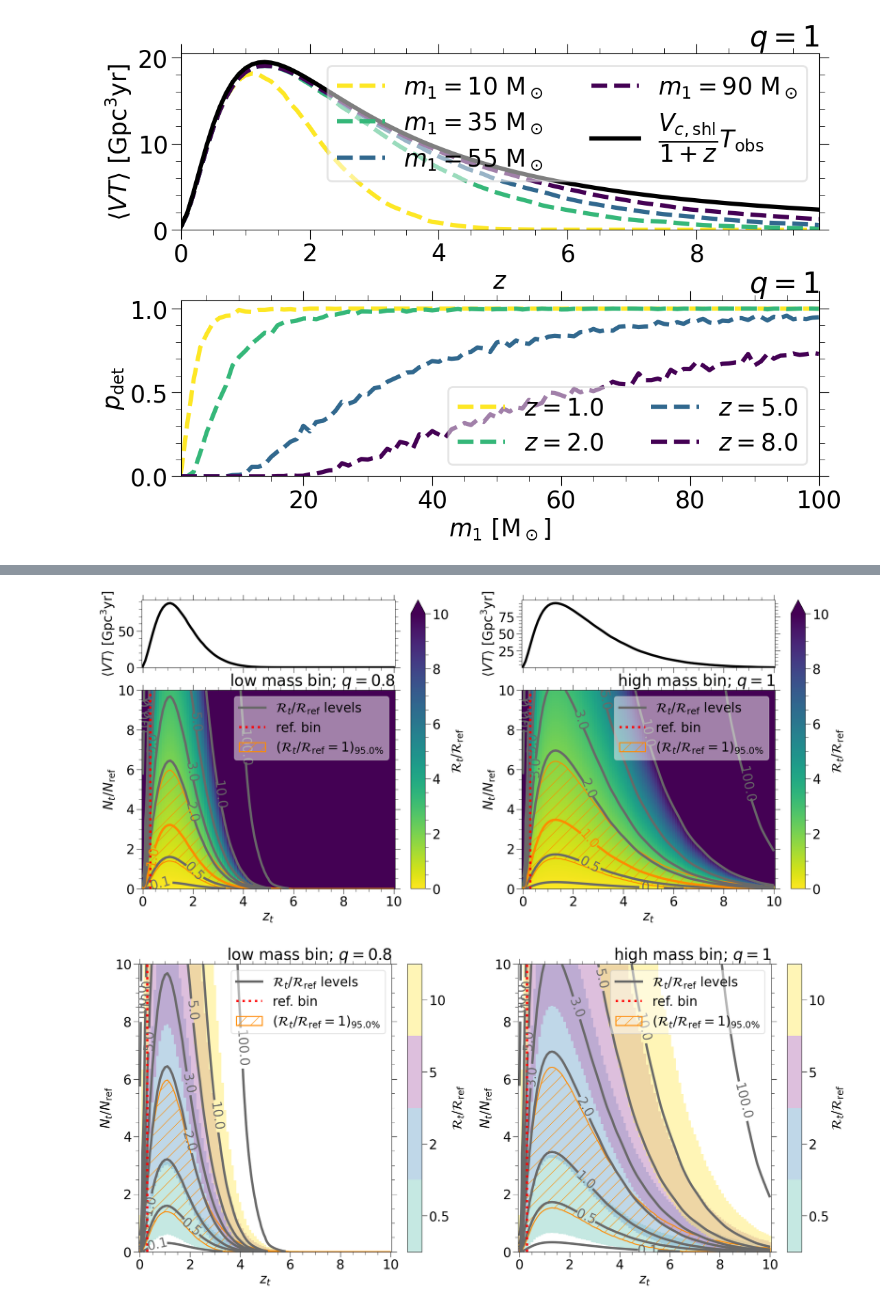
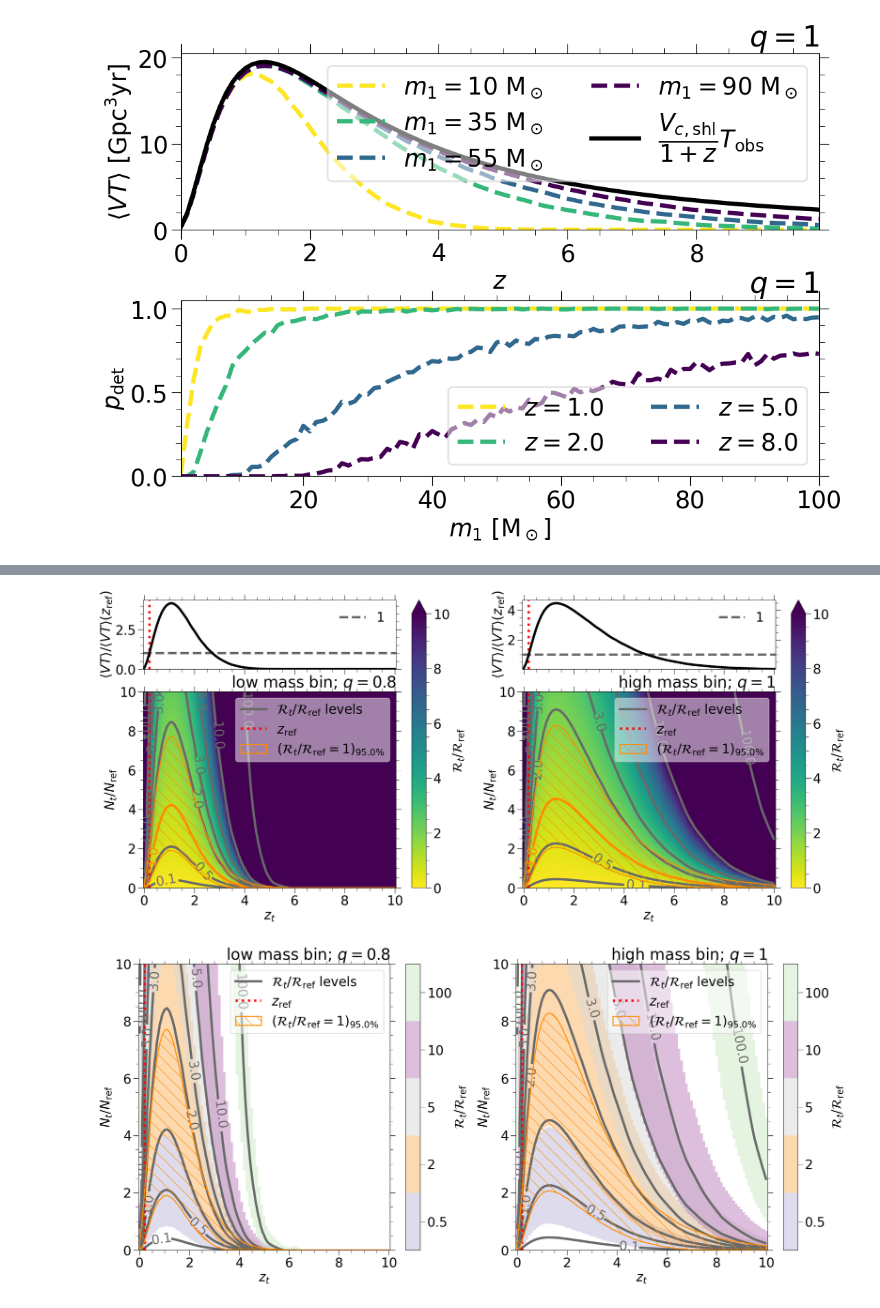
Before and after one commit to F3Solid/master_thesis, a Jupyter notebook: plots.ipynb, the cells around one changed output, grey strips where cells are left out. Saved outputs shown, nothing was run; the diff lists cells and outputs as text; code cells hidden in the pictures.

```diff
--- a/plots.ipynb
+++ b/plots.ipynb
@@ -235,7 +137,7 @@ m_keys = ("low", "high")
 
 mlb = {key: val for key, val in zip(m_keys, (lowm_lb, high_lb))}
 mc = {key: val for key, val in zip(m_keys, (10, 35))}
-mw = {key: val for key, val in zip(m_keys, (5, 5))}
+mw = {key: val for key, val in zip(m_keys, (4, 4))}
 q = {key: val for key, val in zip(m_keys, (0.8, 1))}
 zw = {key: val for key, val in zip(m_keys, (0.1, 0.1))}
 T_obs = {key: val for key, val in zip(m_keys, (Tobs, Tobs))}
@@ -255,7 +157,7 @@ if __name__ == '__main__':
 N1_N2_axis_res = 0.02
 N1_N2_axis = {key: np.arange(val_min, val_max, N1_N2_axis_res) for key, val_min, val_max in zip(m_keys, (0.01, 0.01), (10, 10))}
 
-zref = {key: val for key, val in zip(m_keys, (0.25, 0.25))} # Reference redshift (inferior limit of reference redshift bin)
+zref = {key: val for key, val in zip(m_keys, (0.2, 0.2))} # Reference redshift (inferior limit of reference redshift bin). Choose a value present in zinf_axis
 N2_ref = {key: val for key, val in zip(m_keys, (10, 10))}
 bin2_ref = {key: MZQbin(mc[key] - mw[key] / 2, mc[key] + mw[key] / 2, zref[key], zref[key] + zw[key], q[key]) for key in m_keys}
 
@@ -280,7 +182,7 @@ R1_R2_a_array = {key: np.zeros((len(N1_N2_axis[key]), len(bins_axis[key]))) for
 
 R1_R2_ref = 1
 
-R1_R2_ref_list = [0.5, 1, 2, 3, 5, 10]
+R1_R2_ref_list = [0.01, 0.1, 0.5, 1, 2, 3, 5, 10, 100, 1000]
 # Linked to R1_R2_ref_list on the first dimension. True if the corresponding R1_R2 value is inside the confidence interval
 R1_R2_CI_list_mask = {key: np.zeros((len(R1_R2_ref_list), len(N1_N2_axis[key]), len(bins_axis[key])), dtype=bool) for key in m_keys}
 Det_map_R1_R2_list = {key: [None for R1_R2 in R1_R2_ref_list] for key in m_keys}
@@ -320,16 +222,16 @@ for ax, key in zip(axes, m_keys):
 
     divider = make_axes_locatable(ax)
 
-    ax_top = divider.append_axes('top', 1.8, pad=0.6, sharex=ax)
+    ax_top = divider.append_axes('top', 1.85, pad=0.6, sharex=ax)
     ax_top.tick_params(labelbottom=False)
 
-    # ax.set_title(rf'$\text{{ref}}: [{bin2_ref[key].minf}, {bin2_ref[key].msup}]\ {msun_lb} \times [{bin2_ref[key].zinf}, {bin2_ref[key].zsup}]\ z$;' +
-    #              rf' ${Nref_lb} = {N2_ref[key]}$; $q = {q[key]}$')
     ax.set_title(rf'{mlb[key]}; $q = {q[key]}$', loc='right')
 
     ax.set_xlabel(rf'${zt_lb}$')
     ax.set_ylabel(rf'${Nratio_lb}$')
-    ax_top.set_ylabel(rf'${VT_lb}\ [{Gpc_lb}^3{yr_lb}]$')
+    ax_top.set_ylabel(rf'${VT_lb} / {VT_lb}({zref_lb})$')
+    # ax_top.set_ylabel(rf'$\dfrac{{{VT_lb}}}{{{VT_lb}({zref_lb})}}$')
+    ax_top.set_ylabel(rf'${VT_lb} / {VT_lb}({zref_lb})$')
 
     # R1/R2 color map
     cmap = plt.colormaps['viridis_r']
@@ -349,17 +251,20 @@ for ax, key in zip(axes, m_keys):
     ax.clabel(cf)
 
     # Reference line for the reference bin
-    lines.append(ax.axvline((bin2_ref[key].zinf + bin2_ref[key].zsup) / 2,
-                            color='red', linestyle=':', label='ref. bin'))
+    lines.append(ax.axvline(bin2_ref[key].zinf, color='red', linestyle=':', label=rf'${zref_lb}$'))
+    ax_top.axvline(bin2_ref[key].zinf, color='red', linestyle=':')
+    ax_top.axhline(1, color=lvl_color, linestyle='--', label=1)
 
     # Plot the confidence interval for R2/R2 = 1
-    lines.append(ax.fill_between(zinf_axis[key], inf_lvl_alpha[key][R1_R2_ref_list.index(1)], sup_lvl_alpha[key][R1_R2_ref_list.index(1)],
-                                 color=ref_lvl_color, facecolor='none', hatch='/',label=rf'$({Rratio_lb} = {R1_R2_ref})_{{{cl * 100}\%}}$'))
+    lines.append(ax.fill_between(zinf_axis[key], inf_lvl_alpha[key][R1_R2_ref_list.index(R1_R2_ref)], sup_lvl_alpha[key][R1_R2_ref_list.index(R1_R2_ref)],
+                                 color=ref_lvl_color, facecolor='none', hatch='\\',label=rf'$({Rratio_lb} = {R1_R2_ref})_{{{cl * 100}\%}}$', zorder=100))
 
     ax.legend(handles=lines, loc='upper right')
+    ax_top.legend(loc='upper right', frameon=False)
 
     # Divide by 1e9 to convert to Gpc^3 yr
-    ax_top.plot(zinf_axis[key], [bin.VT / 1e9 for bin in bins_axis[key]], color='black')
+    VT_zref = bins_axis[key][np.where(zinf_axis[key] == bin2_ref[key].zinf)[0][0]].VT
+    ax_top.plot(zinf_axis[key], [bin.VT / VT_zref for bin in bins_axis[key]], color='black')
 
     ylims = ax_top.get_ylim()
     ax_top.autoscale(axis='both', tight=True)
@@ -370,13 +275,11 @@ figure_paths.append(os.path.join(image_path, "Nratio_zt_map"))
 
 plt.show()
 # %% [output]
-[figure, old version]
+[figure, new version]
 # %%
 fig, axes = plt.subplots(1, 2, figsize=(24, 10))
 
 for ax, key in zip(axes, m_keys):
-    # ax.set_title(rf'$\text{{ref}}: [{bin2_ref[key].minf}, {bin2_ref[key].msup}]\ {msun_lb} \times [{bin2_ref[key].zinf}, {bin2_ref[key].zsup}]\ z$;' +
-    #              rf' ${Nref_lb} = {N2_ref[key]}$; $q = {q[key]}$')
     ax.set_title(rf'{mlb[key]}; $q = {q[key]}$', loc='right')
 
     ax.set_xlabel(rf'${zt_lb}$')
@@ -387,7 +290,7 @@ for ax, key in zip(axes, m_keys):
     cmap = ListedColormap(cmap.colors)
     _alpha = 0.5
 
-    only_these_R1_R2 = [0.5, 2, 5, 10]
+    only_these_R1_R2 = [0.5, 2, 5, 10, 100]
     color_indexes = []
     for i, (Det_map, lb) in enumerate(zip(Det_map_R1_R2_list[key], R1_R2_ref_list)):
         if len(only_these_R1_R2) == 0:
@@ -407,43 +310,42 @@ for ax, key in zip(axes, m_keys):
     ax.clabel(cf)
 
     # Reference line for the reference bin
-    lines.append(ax.axvline((bin2_ref[key].zinf + bin2_ref[key].zsup) / 2,
-                            color='red', linestyle=':', label='ref. bin'))
+    lines.append(ax.axvline(bin2_ref[key].zinf, color='red', linestyle=':', label=rf'${zref_lb}$'))
 
     # Plot the confidence interval for R2/R2 = 1
-    lines.append(ax.fill_between(zinf_axis[key], inf_lvl_alpha[key][R1_R2_ref_list.index(1)], sup_lvl_alpha[key][R1_R2_ref_list.index(1)],
-                                 color=ref_lvl_color, facecolor='none', hatch='/',label=rf'$({Rratio_lb} = {R1_R2_ref})_{{{cl * 100}\%}}$'))
+    lines.append(ax.fill_between(zinf_axis[key], inf_lvl_alpha[key][R1_R2_ref_list.index(R1_R2_ref)], sup_lvl_alpha[key][R1_R2_ref_list.index(R1_R2_ref)],
+                                 color=ref_lvl_color, facecolor='none', hatch='\\', label=rf'$({Rratio_lb} = {R1_R2_ref})_{{{cl * 100}\%}}$', zorder=100))
 
     # Define the boundaries of each colors using equal spacing
     if len(only_these_R1_R2) == 0:
         boundaries = np.arange(len(R1_R2_ref_list) + 1)
     else:
         boundaries = np.arange(len(only_these_R1_R2) + 1)
         cmap = ListedColormap([cmap.colors[i] for i in color_indexes])
     # Associate to each color bin its color using a BoundaryNorm, the cmap and the ScalarMappable
     norm = mpl.colors.BoundaryNorm(boundaries, cmap.N)
     sm = ScalarMappable(norm, cmap)
     # Define each tick location in the middle of each color bin
     tick_locs = boundaries[:-1] + 0.5
     # Create the colorbar with our cmap and the ticks locations
     cbar = fig.colorbar(sm, ax=ax, label=rf'${Rratio_lb}$', ticks=tick_locs)
     # Now set the labels
     if len(only_these_R1_R2) == 0:
         cbar.ax.get_yaxis().set_ticklabels(labels=R1_R2_ref_list)
     else:
         cbar.ax.get_yaxis().set_ticklabels(labels=only_these_R1_R2)
     cbar.ax.get_yaxis().set_minor_locator(mpl.ticker.NullLocator())
     # This is the only way I found to set the colorbar transparency
     cbar.solids.set_alpha(_alpha)
 
     ax.legend(handles=lines, loc='upper right')
 
 figures.append(fig)
 figure_paths.append(os.path.join(image_path, "Nratio_zt_detmap"))
 
 plt.show()
 # %% [output]
-[figure, old version]
+[figure, new version]
 # %%
 N1_N2 = 1
 R1_R2_CI_ZZmap = {key: RateRatioBayesCI_ZZmap(cl, N1_N2, bins_axis[key], bins_axis[key], N2_ref[key], T_obs[key]) for key in m_keys}
```
Also changed, not shown: parts of 8 cells of this notebook.
